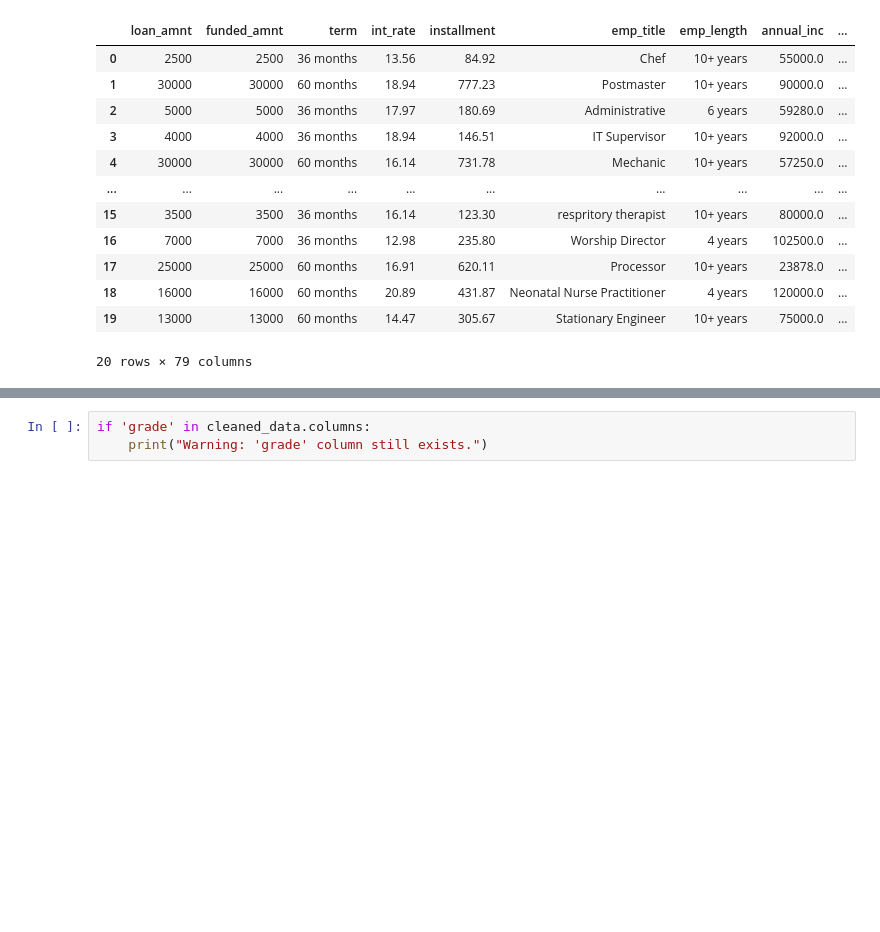
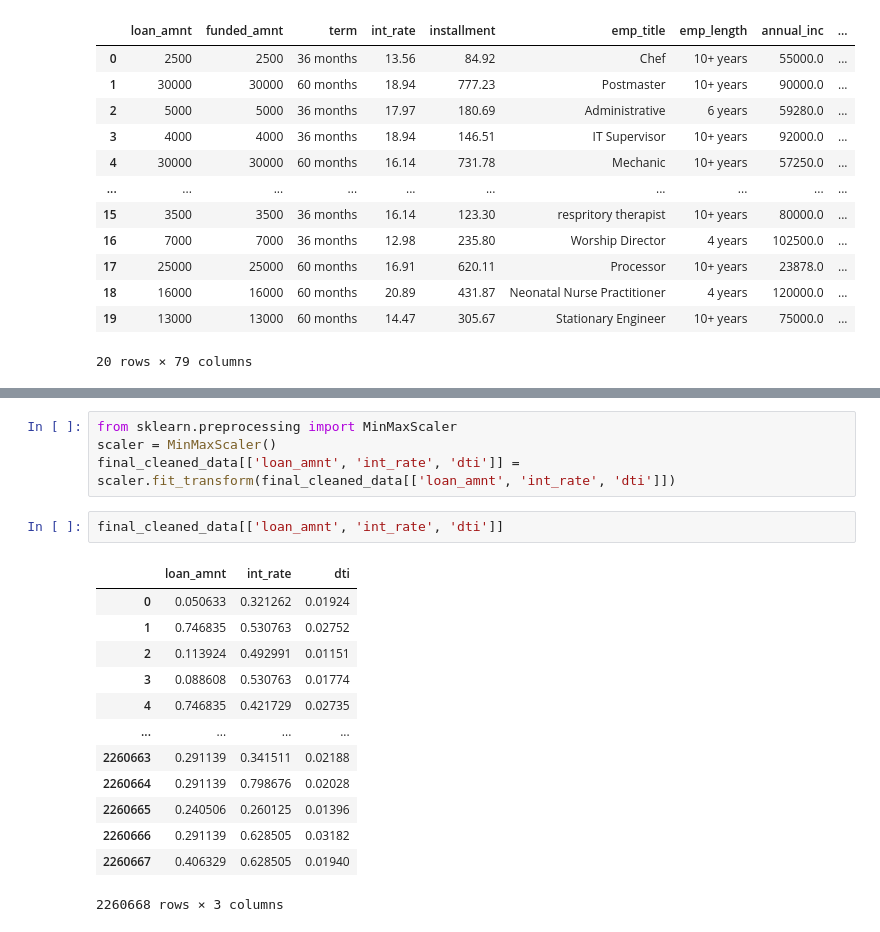
Before and after one commit to FYP-AI-Blockchain-Fraud-Detection-P2P/Data-Cleaning, a Jupyter notebook: notebooks/data_cleaning.ipynb, the cells around one changed output, grey strips where cells are left out. Saved outputs shown, nothing was run; the diff lists cells and outputs as text; blank space fills up the shorter version.

```diff
--- a/notebooks/data_cleaning.ipynb
+++ b/notebooks/data_cleaning.ipynb
@@ -306,3 +297,20 @@ final_cleaned_data.head(20)
 # %%
-if 'grade' in cleaned_data.columns:
-    print("Warning: 'grade' column still exists.")
+from sklearn.preprocessing import MinMaxScaler
+scaler = MinMaxScaler()
+final_cleaned_data[['loan_amnt', 'int_rate', 'dti']] = scaler.fit_transform(final_cleaned_data[['loan_amnt', 'int_rate', 'dti']])
+# %%
+final_cleaned_data[['loan_amnt', 'int_rate', 'dti']]
+# %% [output]
+|  | loan_amnt | int_rate | dti |
+| 0 | 0.050633 | 0.321262 | 0.01924 |
+| 1 | 0.746835 | 0.530763 | 0.02752 |
+| 2 | 0.113924 | 0.492991 | 0.01151 |
+| 3 | 0.088608 | 0.530763 | 0.01774 |
+| 4 | 0.746835 | 0.421729 | 0.02735 |
+| ... | ... | ... | ... |
+| 2260663 | 0.291139 | 0.341511 | 0.02188 |
+| 2260664 | 0.291139 | 0.798676 | 0.02028 |
+| 2260665 | 0.240506 | 0.260125 | 0.01396 |
+| 2260666 | 0.291139 | 0.628505 | 0.03182 |
+| 2260667 | 0.406329 | 0.628505 | 0.01940 |
+2260668 rows × 3 columns
```
Also changed, not shown: parts of 14 cells of this notebook.
